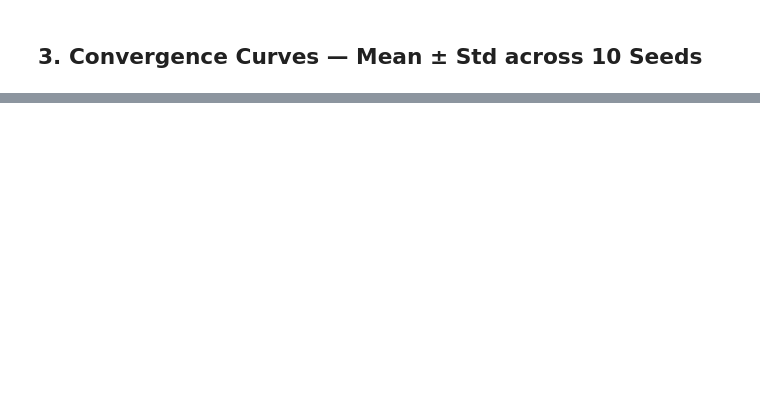
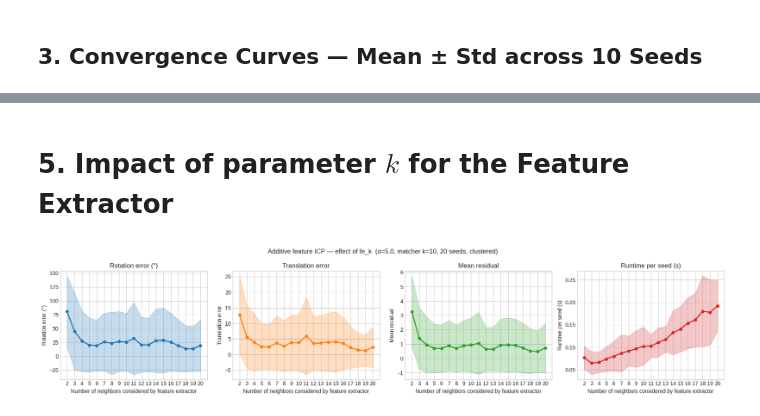
Before and after one commit to AdrianDegenkolb/TransformationRecovery, a Jupyter notebook: notebooks/7_feature_icp_comparison.ipynb, the cells around one changed output, grey strips where cells are left out. Cells and saved outputs as stored; diff of their text form; code cells hidden in the pictures; blank space fills up the shorter version.

```diff
--- a/notebooks/7_feature_icp_comparison.ipynb
+++ b/notebooks/7_feature_icp_comparison.ipynb
@@ -247,0 +237,35 @@ plt.show()
+# %% [markdown]
+# 5. Impact of parameter $k$ for the Feature Extractor
+# %%
+FE_K_VALUES = list(range(2, 21))
+
+sweep_results: list[MultiSeedSyntheticICPResult] = []  # one dict per fe_k value
+
+for fe_k in tqdm(FE_K_VALUES, desc='fe_k sweep'):
+    matcher  = NearestNeighborMatcher(feature_extractor=GeometricFeatureExtractor(k=fe_k), beta=BETA)
+    icp = ICP(matcher=matcher, max_iter=MAX_ITER, tol=TOL)
+    multi_seed_result = fit_multi_seed(icp, list(range(N_SEEDS)), experiment_kwargs=GEN_KWARGS)
+    sweep_results.append(multi_seed_result)
+# %%
+rotation_errors = np.array([r.rotation_errors for r in sweep_results])
+translation_errors = np.array([r.translation_errors for r in sweep_results])
+residuals = np.array([r.mean_residuals for r in sweep_results])
+durations_s = np.array([r.durations_s for r in sweep_results])
+fig, axes = plt.subplots(1, 4, figsize=(18, 4))
+ErrorMetricsVisualizer.plot_parameter_sweep(
+    axes=axes,
+    data_per_metric=[rotation_errors, translation_errors, residuals, durations_s],
+    y_labels=['Rotation error (°)', 'Translation error', 'Mean residual', 'Runtime per seed (s)'],
+    x=FE_K_VALUES,
+    x_label='Number of neighbors considered by feature extractor',
+)
+
+fig.suptitle(
+    f'Additive feature ICP — effect of fe_k  '
+    f'(α={ALPHA}, matcher k={K}, {N_SEEDS} seeds, {GEN_KWARGS["style"]})'
+)
+plt.tight_layout()
+plt.savefig('../results/7_feature_icp_comparison_k_sweep.png', dpi=150, bbox_inches='tight')
+plt.show()
+# %% [output]
+[figure, added]
```
Also changed, not shown: parts of 9 cells of this notebook, 7 other files.
